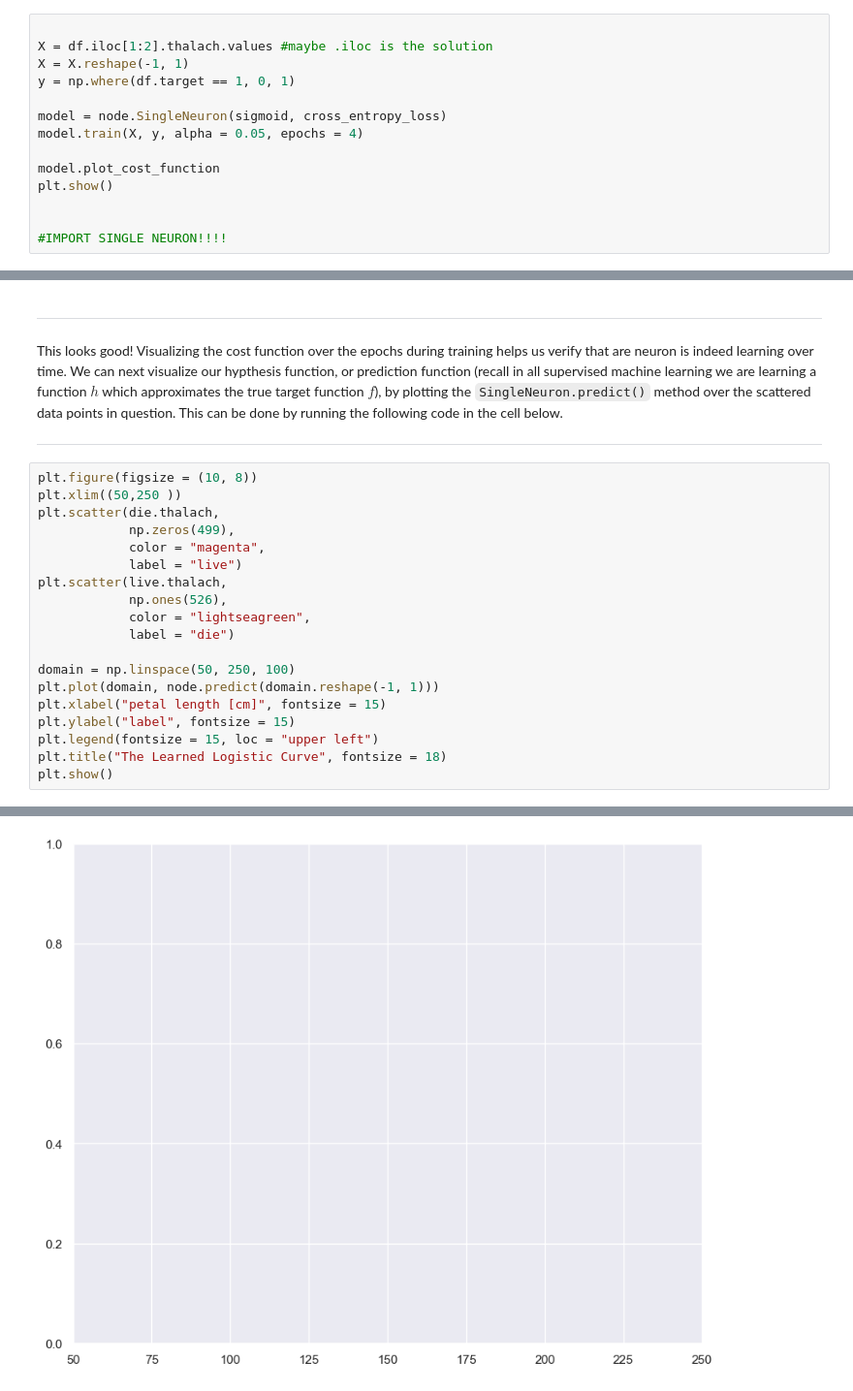
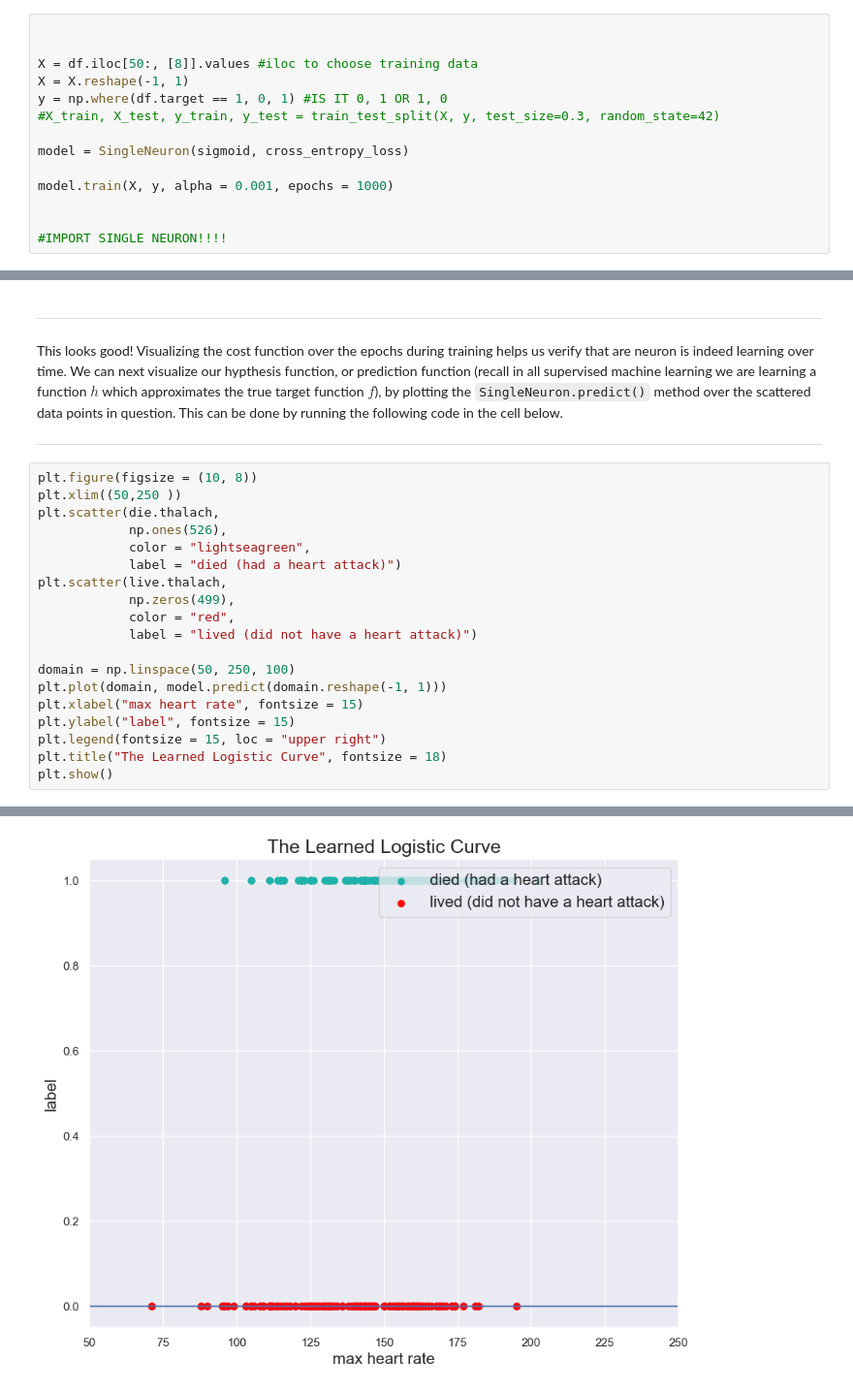
Before and after one commit to faithz314/INDE577, a Jupyter notebook: 577repo/Supervised Learning/3_Logistic Regression/Heart Attack.ipynb, the cells around one changed output, grey strips where cells are left out. Shown at 97% size. Saved outputs shown, nothing was run; the diff lists cells and outputs as text.

```diff
--- a/577repo/Supervised Learning/3_Logistic Regression/Heart Attack.ipynb
+++ b/577repo/Supervised Learning/3_Logistic Regression/Heart Attack.ipynb
@@ -104,14 +190,14 @@ Then, we train the model.
 # %%
 
-X = df.iloc[1:2].thalach.values #maybe .iloc is the solution
+
+X = df.iloc[50:, [8]].values #iloc to choose training data
 X = X.reshape(-1, 1)
-y = np.where(df.target == 1, 0, 1)
+y = np.where(df.target == 1, 0, 1) #IS IT 0, 1 OR 1, 0
+#X_train, X_test, y_train, y_test = train_test_split(X, y, test_size=0.3, random_state=42)
 
-model = node.SingleNeuron(sigmoid, cross_entropy_loss)
-model.train(X, y, alpha = 0.05, epochs = 4)
+model = SingleNeuron(sigmoid, cross_entropy_loss)
 
-model.plot_cost_function
-plt.show()
+model.train(X, y, alpha = 0.001, epochs = 1000)
 
 
 #IMPORT SINGLE NEURON!!!!
@@ -126,19 +220,19 @@ This looks good! Visualizing the cost function over the epochs during training h
 plt.figure(figsize = (10, 8))
 plt.xlim((50,250 ))
 plt.scatter(die.thalach,
-            np.zeros(499),
-            color = "magenta",
-            label = "live")
-plt.scatter(live.thalach,
             np.ones(526),
             color = "lightseagreen",
-            label = "die")
+            label = "died (had a heart attack)")
+plt.scatter(live.thalach,
+            np.zeros(499),
+            color = "red",
+            label = "lived (did not have a heart attack)")
 
 domain = np.linspace(50, 250, 100)
-plt.plot(domain, node.predict(domain.reshape(-1, 1)))
-plt.xlabel("petal length [cm]", fontsize = 15)
+plt.plot(domain, model.predict(domain.reshape(-1, 1)))
+plt.xlabel("max heart rate", fontsize = 15)
 plt.ylabel("label", fontsize = 15)
-plt.legend(fontsize = 15, loc = "upper left")
+plt.legend(fontsize = 15, loc = "upper right")
 plt.title("The Learned Logistic Curve", fontsize = 18)
 plt.show()
 # %% [output]
@@ -146 +239 @@ ValueError: x and y must be the same size
-[figure, old version]
+[figure, new version]
```
Also changed, not shown: parts of 24 cells of this notebook, 1 other file.
